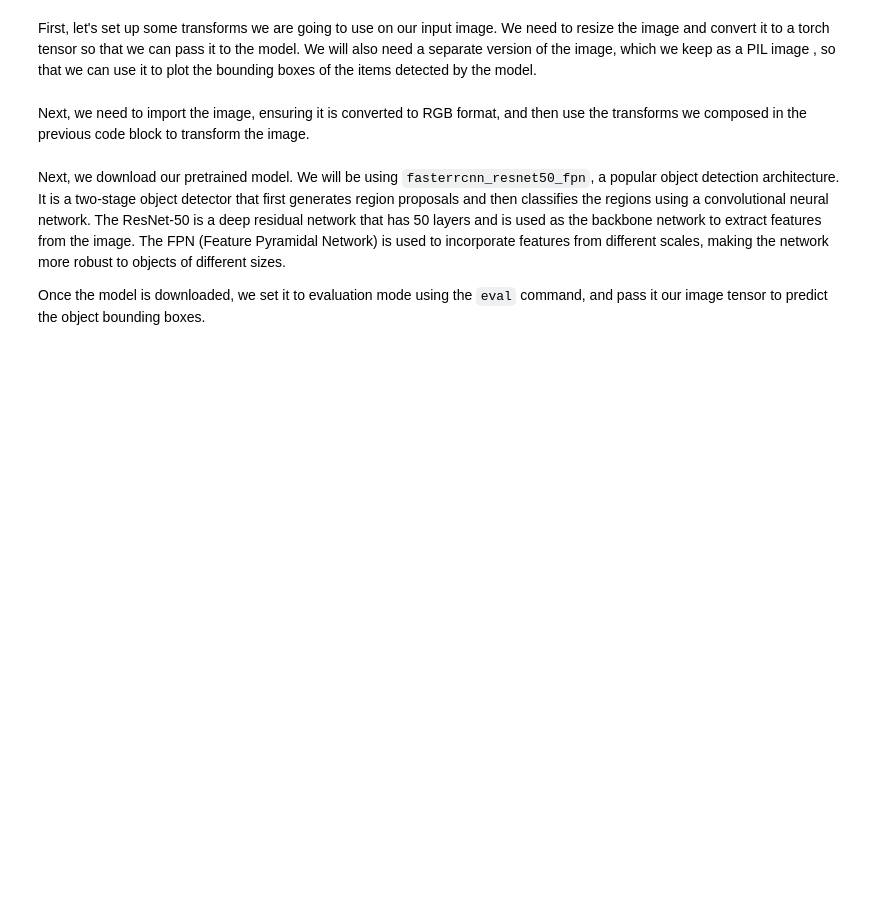
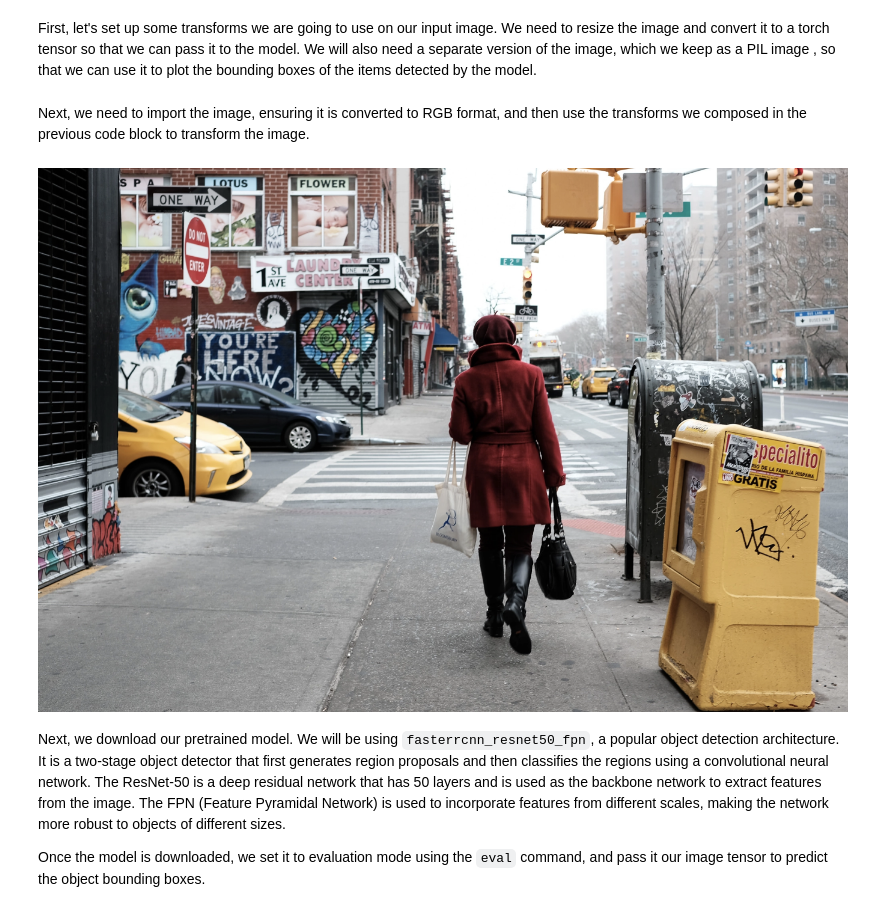
Before and after one commit to gaviny82/dl-chatgpt-oxford-2023, a Jupyter notebook: programming-for-deep-learning/10_pre-trained-models/2_object-detection.ipynb, the cells around one changed output. Cells and saved outputs as stored; diff of their text form; code cells hidden in the pictures; blank space fills up the shorter version.

```diff
--- a/programming-for-deep-learning/10_pre-trained-models/2_object-detection.ipynb
+++ b/programming-for-deep-learning/10_pre-trained-models/2_object-detection.ipynb
@@ -47,13 +85,15 @@ resize_transform=transforms.Resize(800)
 # %% [markdown]
 Next, we need to import the image, ensuring it is converted to RGB format, and then use the transforms we composed in the previous code block to transform the image.
 # %%
-img = Image.open('street_scene.jpg').convert('RGB')
-image_for_output=pil_to_tensor(img)
+img = Image.open('data/street_scene.jpg').convert('RGB')
+image_for_output = pil_to_tensor(img)
 
-image_for_output=resize_transform(image_for_output)
+image_for_output = resize_transform(image_for_output)
 img_tensor = transform(img).unsqueeze(0)
 
-img.show()
+img
+# %% [output]
+[figure, added]
 # %% [markdown]
 Next, we download our pretrained model. We will be using `fasterrcnn_resnet50_fpn`, a popular object detection architecture. It is a two-stage object detector that first generates region proposals and then classifies the regions using a convolutional neural network. The ResNet-50 is a deep residual network that has 50 layers and is used as the backbone network to extract features from the image. The FPN (Feature Pyramidal Network) is used to incorporate features from different scales, making the network more robust to objects of different sizes.
 
```
Also changed, not shown: parts of 8 cells of this notebook, 19 other files.
